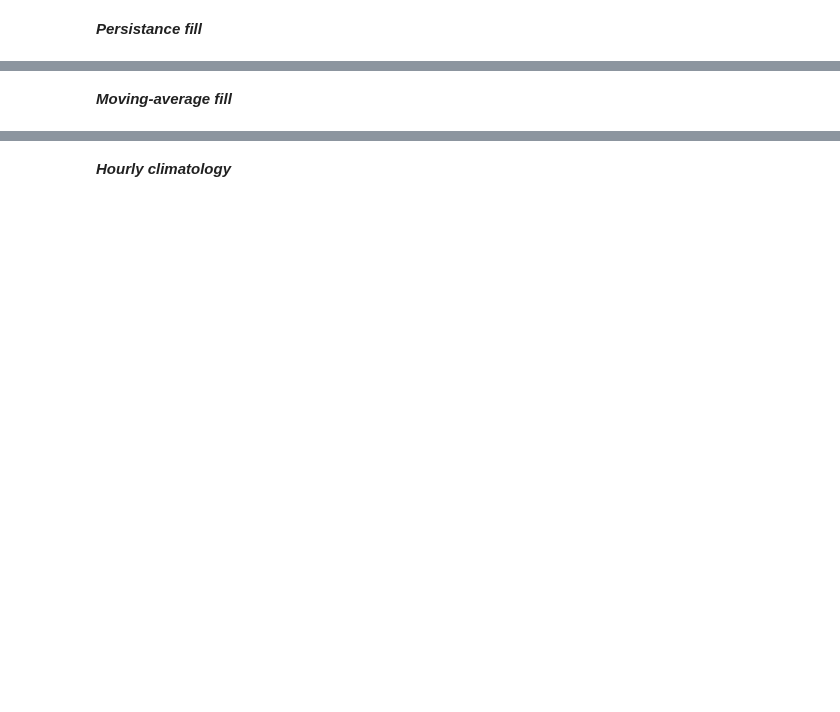
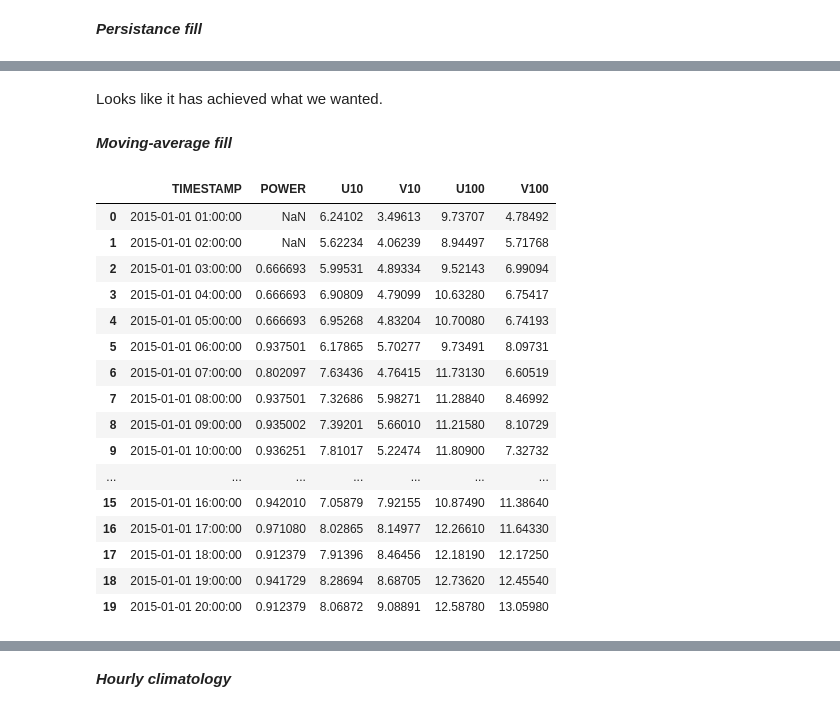
Before and after one commit to JontheFL/Wind-Power-Forecasting, a Jupyter notebook: Notebooks/1_data_exploration.ipynb, the cells around one changed output, grey strips where cells are left out. Cells and saved outputs as stored; diff of their text form; code cells hidden in the pictures; blank space fills up the shorter version.

Commit message:
added different fill methods for POWER

```diff
--- a/Notebooks/1_data_exploration.ipynb
+++ b/Notebooks/1_data_exploration.ipynb
@@ -155,2 +171,35 @@ Three versions of TrainData will be created, with the name 'train_acronym'. The
+# %% [markdown]
+Looks like it has achieved what we wanted.
 # %% [markdown]
 ***Moving-average fill***
+# %%
+wind_average = wind.copy()
+
+m = 5       ## MOVING AVERAGE OF THE M LAST HOURS, adjust this to balance models
+
+rolling_mean = (
+    wind_average['POWER']
+    .rolling(window=m, min_periods=1)
+    .mean()
+)
+
+wind_average['POWER'] = wind_average['POWER'].fillna(rolling_mean)
+wind_average.head(20)
+# %% [output]
+|  | TIMESTAMP | POWER | U10 | V10 | U100 | V100 |
+| 0 | 2015-01-01 01:00:00 | NaN | 6.24102 | 3.49613 | 9.73707 | 4.78492 |
+| 1 | 2015-01-01 02:00:00 | NaN | 5.62234 | 4.06239 | 8.94497 | 5.71768 |
+| 2 | 2015-01-01 03:00:00 | 0.666693 | 5.99531 | 4.89334 | 9.52143 | 6.99094 |
+| 3 | 2015-01-01 04:00:00 | 0.666693 | 6.90809 | 4.79099 | 10.63280 | 6.75417 |
+| 4 | 2015-01-01 05:00:00 | 0.666693 | 6.95268 | 4.83204 | 10.70080 | 6.74193 |
+| 5 | 2015-01-01 06:00:00 | 0.937501 | 6.17865 | 5.70277 | 9.73491 | 8.09731 |
+| 6 | 2015-01-01 07:00:00 | 0.802097 | 7.63436 | 4.76415 | 11.73130 | 6.60519 |
+| 7 | 2015-01-01 08:00:00 | 0.937501 | 7.32686 | 5.98271 | 11.28840 | 8.46992 |
+| 8 | 2015-01-01 09:00:00 | 0.935002 | 7.39201 | 5.66010 | 11.21580 | 8.10729 |
+| 9 | 2015-01-01 10:00:00 | 0.936251 | 7.81017 | 5.22474 | 11.80900 | 7.32732 |
+| ... | ... | ... | ... | ... | ... | ... |
+| 15 | 2015-01-01 16:00:00 | 0.942010 | 7.05879 | 7.92155 | 10.87490 | 11.38640 |
+| 16 | 2015-01-01 17:00:00 | 0.971080 | 8.02865 | 8.14977 | 12.26610 | 11.64330 |
+| 17 | 2015-01-01 18:00:00 | 0.912379 | 7.91396 | 8.46456 | 12.18190 | 12.17250 |
+| 18 | 2015-01-01 19:00:00 | 0.941729 | 8.28694 | 8.68705 | 12.73620 | 12.45540 |
+| 19 | 2015-01-01 20:00:00 | 0.912379 | 8.06872 | 9.08891 | 12.58780 | 13.05980 |
```
Also changed, not shown: parts of 6 cells of this notebook.
